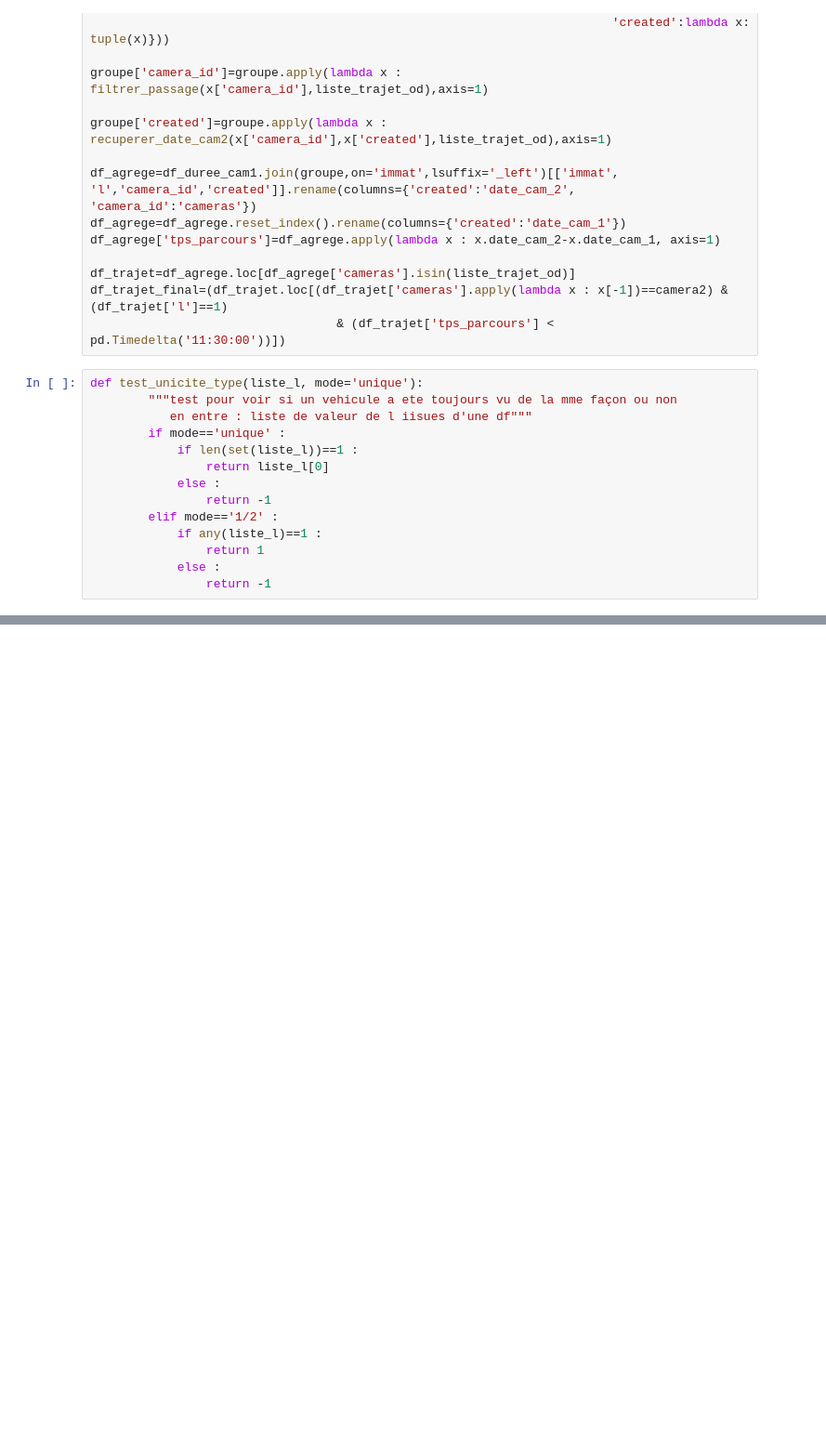
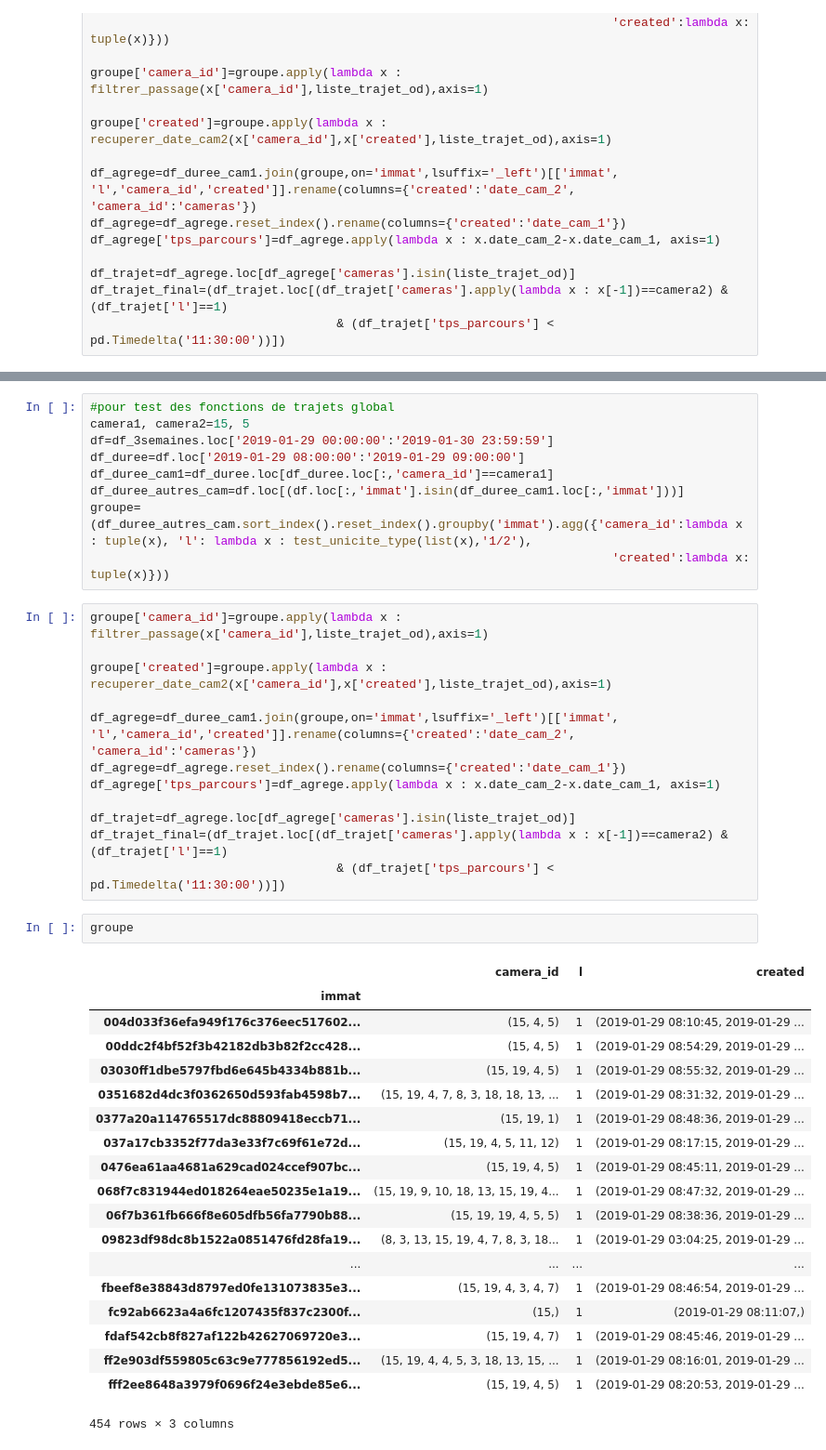
Before and after one commit to nantodevison/lapi, a Jupyter notebook: Carto_Lapi/Analyse/pour_test_travail.ipynb, the cells around one changed output, grey strips where cells are left out. Shown at 93% size. Saved outputs shown, nothing was run; the diff lists cells and outputs as text; blank space fills up the shorter version.

Commit message:
debut de modif de la fonction pour passer d'une recherche par O-D vers les trajets à une id des trajets qui donne l'O-D

```diff
--- a/Carto_Lapi/Analyse/pour_test_travail.ipynb
+++ b/Carto_Lapi/Analyse/pour_test_travail.ipynb
@@ -292,17 +312,3 @@ df_agrege['tps_parcours']=df_agrege.apply(lambda x : x.date_cam_2-x.date_cam_1,
 df_trajet=df_agrege.loc[df_agrege['cameras'].isin(liste_trajet_od)]
 df_trajet_final=(df_trajet.loc[(df_trajet['cameras'].apply(lambda x : x[-1])==camera2) & (df_trajet['l']==1)
                                   & (df_trajet['tps_parcours'] < pd.Timedelta('11:30:00'))])
-# %%
-def test_unicite_type(liste_l, mode='unique'):
-        """test pour voir si un vehicule a ete toujours vu de la mme façon ou non
-           en entre : liste de valeur de l iisues d'une df"""
-        if mode=='unique' :
-            if len(set(liste_l))==1 :
-                return liste_l[0]
-            else :
-                return -1
-        elif mode=='1/2' :
-            if any(liste_l)==1 :
-                return 1
-            else :
-                return -1
@@ -315,0 +315,43 @@ Timedelta('0 days 13:02:50')
+# %%
+#pour test des fonctions de trajets global
+camera1, camera2=15, 5
+df=df_3semaines.loc['2019-01-29 00:00:00':'2019-01-30 23:59:59']
+df_duree=df.loc['2019-01-29 08:00:00':'2019-01-29 09:00:00']
+df_duree_cam1=df_duree.loc[df_duree.loc[:,'camera_id']==camera1]
+df_duree_autres_cam=df.loc[(df.loc[:,'immat'].isin(df_duree_cam1.loc[:,'immat']))]
+groupe=(df_duree_autres_cam.sort_index().reset_index().groupby('immat').agg({'camera_id':lambda x : tuple(x), 'l': lambda x : test_unicite_type(list(x),'1/2'),
+                                                                        'created':lambda x: tuple(x)}))
+# %%
+groupe['camera_id']=groupe.apply(lambda x : filtrer_passage(x['camera_id'],liste_trajet_od),axis=1)
+
+groupe['created']=groupe.apply(lambda x : recuperer_date_cam2(x['camera_id'],x['created'],liste_trajet_od),axis=1)
+
+df_agrege=df_duree_cam1.join(groupe,on='immat',lsuffix='_left')[['immat', 'l','camera_id','created']].rename(columns={'created':'date_cam_2', 'camera_id':'cameras'})
+df_agrege=df_agrege.reset_index().rename(columns={'created':'date_cam_1'})
+df_agrege['tps_parcours']=df_agrege.apply(lambda x : x.date_cam_2-x.date_cam_1, axis=1)
+
+df_trajet=df_agrege.loc[df_agrege['cameras'].isin(liste_trajet_od)]
+df_trajet_final=(df_trajet.loc[(df_trajet['cameras'].apply(lambda x : x[-1])==camera2) & (df_trajet['l']==1)
+                                  & (df_trajet['tps_parcours'] < pd.Timedelta('11:30:00'))])
+# %%
+groupe
+# %% [output]
+|  | camera_id | l | created |
+| immat |  |  |  |
+| 004d033f36efa949f176c376eec517602... | (15, 4, 5) | 1 | (2019-01-29 08:10:45, 2019-01-29 ... |
+| 00ddc2f4bf52f3b42182db3b82f2cc428... | (15, 4, 5) | 1 | (2019-01-29 08:54:29, 2019-01-29 ... |
+| 03030ff1dbe5797fbd6e645b4334b881b... | (15, 19, 4, 5) | 1 | (2019-01-29 08:55:32, 2019-01-29 ... |
+| 0351682d4dc3f0362650d593fab4598b7... | (15, 19, 4, 7, 8, 3, 18, 18, 13, ... | 1 | (2019-01-29 08:31:32, 2019-01-29 ... |
+| 0377a20a114765517dc88809418eccb71... | (15, 19, 1) | 1 | (2019-01-29 08:48:36, 2019-01-29 ... |
+| 037a17cb3352f77da3e33f7c69f61e72d... | (15, 19, 4, 5, 11, 12) | 1 | (2019-01-29 08:17:15, 2019-01-29 ... |
+| 0476ea61aa4681a629cad024ccef907bc... | (15, 19, 4, 5) | 1 | (2019-01-29 08:45:11, 2019-01-29 ... |
+| 068f7c831944ed018264eae50235e1a19... | (15, 19, 9, 10, 18, 13, 15, 19, 4... | 1 | (2019-01-29 08:47:32, 2019-01-29 ... |
+| 06f7b361fb666f8e605dfb56fa7790b88... | (15, 19, 19, 4, 5, 5) | 1 | (2019-01-29 08:38:36, 2019-01-29 ... |
+| 09823df98dc8b1522a0851476fd28fa19... | (8, 3, 13, 15, 19, 4, 7, 8, 3, 18... | 1 | (2019-01-29 03:04:25, 2019-01-29 ... |
+| ... | ... | ... | ... |
+| fbeef8e38843d8797ed0fe131073835e3... | (15, 19, 4, 3, 4, 7) | 1 | (2019-01-29 08:46:54, 2019-01-29 ... |
+| fc92ab6623a4a6fc1207435f837c2300f... | (15,) | 1 | (2019-01-29 08:11:07,) |
+| fdaf542cb8f827af122b42627069720e3... | (15, 19, 4, 7) | 1 | (2019-01-29 08:45:46, 2019-01-29 ... |
+| ff2e903df559805c63c9e777856192ed5... | (15, 19, 4, 4, 5, 3, 18, 13, 15, ... | 1 | (2019-01-29 08:16:01, 2019-01-29 ... |
+| fff2ee8648a3979f0696f24e3ebde85e6... | (15, 19, 4, 5) | 1 | (2019-01-29 08:20:53, 2019-01-29 ... |
+454 rows × 3 columns
```
Also changed, not shown: parts of 8 cells of this notebook, 1 other file.
